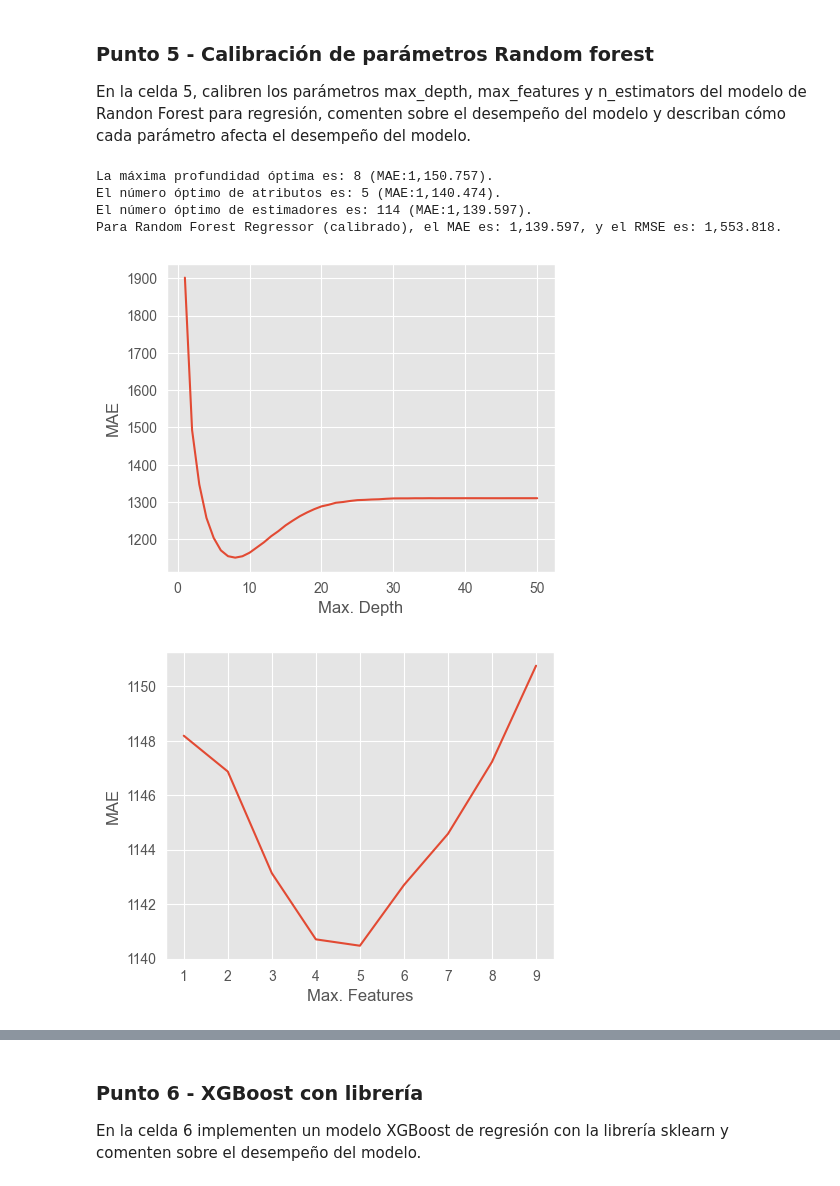
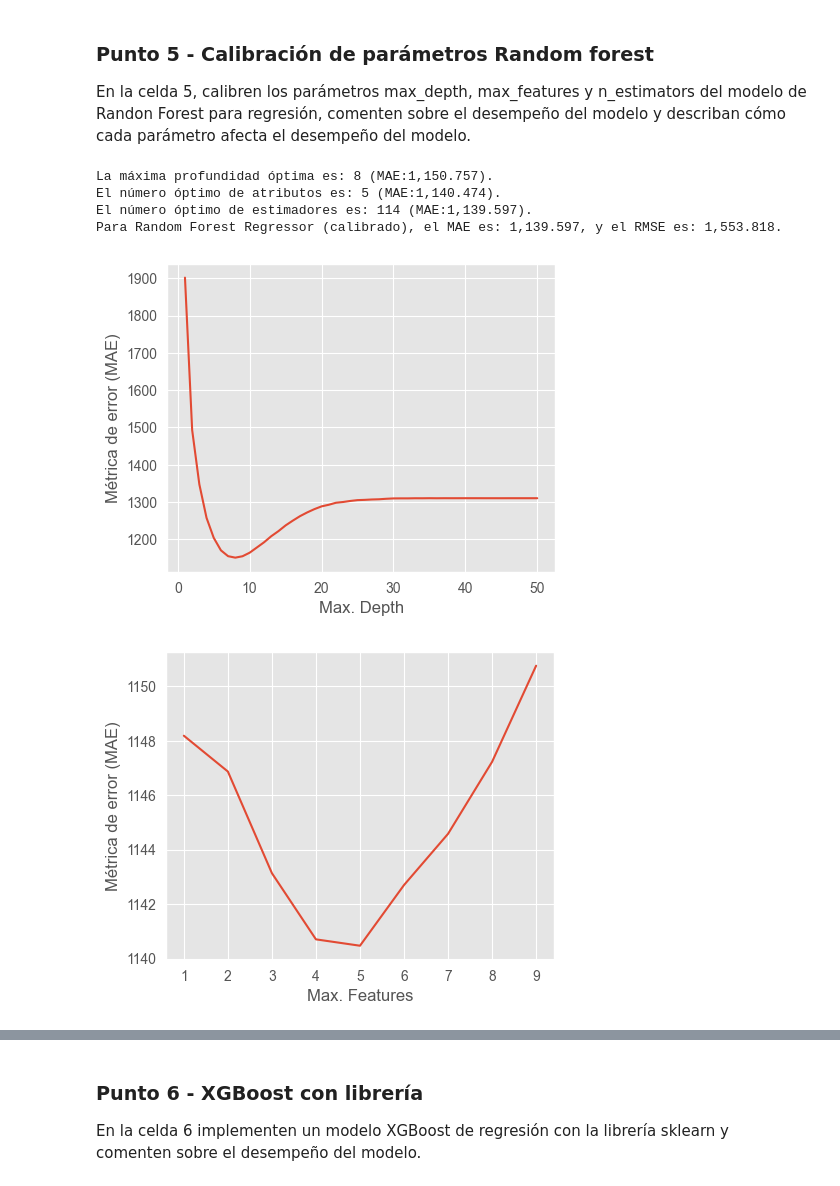
Before and after one commit to jhermoher/MIAD_NLP_2024, a Jupyter notebook: Semana 2/S2TC1_RandomForests_Boosting.ipynb, the cells around one changed output, grey strips where cells are left out. Saved outputs shown, nothing was run; the diff lists cells and outputs as text; code cells hidden in the pictures.

```diff
--- a/Semana 2/S2TC1_RandomForests_Boosting.ipynb
+++ b/Semana 2/S2TC1_RandomForests_Boosting.ipynb
@@ -224,9 +224,9 @@ for depth in depth_range:
     mae_scores_depth.append(mean_absolute_error(y_test, y_pred_))
 
 plt.figure(figsize=(5,4))
-plt.plot(depth_range, mae_scores_depth, label='Métrica de error (MAE)')
+plt.plot(depth_range, mae_scores_depth)
 plt.xlabel('Max. Depth')
-plt.ylabel('MAE');
+plt.ylabel('Métrica de error (MAE)');
 
 print(f'La máxima profundidad óptima es: {depth_range[np.argmin(mae_scores_depth)]} (MAE:{np.min(mae_scores_depth):,.3f}).')
 
@@ -241,40 +241,40 @@ for feature in max_features_range:
     mae_scores_attr.append(mean_absolute_error(y_test, y_pred_))
 
 plt.figure(figsize=(5,4))
-plt.plot(max_features_range, mae_scores_attr, label='Métrica de error (MAE)')
+plt.plot(max_features_range, mae_scores_attr)
 plt.xlabel('Max. Features')
-plt.ylabel('MAE');
+plt.ylabel('Métrica de error (MAE)');
 
 print(f'El número óptimo de atributos es: {max_features_range[np.argmin(mae_scores_attr)]} (MAE:{np.min(mae_scores_attr):,.3f}).')
 
 # Calibración de hiperparámetros: Número óptimo de estimadores (n_estimators)
 
 n_estimators_range = range(1, 151)
 mae_scores_estim = []
 
 for estim in n_estimators_range:
     rf_reg = RandomForestRegressor(n_estimators=estim, random_state=0, max_features=max_features_range[np.argmin(mae_scores_attr)], max_depth=depth_range[np.argmin(mae_scores_depth)], n_jobs=-1)
     rf_reg.fit(X_train, y_train)
     y_pred_ = rf_reg.predict(X_test)
     mae_scores_estim.append(mean_absolute_error(y_test, y_pred_))
 
 plt.figure(figsize=(5,4))
-plt.plot(n_estimators_range, mae_scores_estim, label='Métrica de error (MAE)')
+plt.plot(n_estimators_range, mae_scores_estim)
 plt.xlabel('Number of Estimators')
-plt.ylabel('MAE');
+plt.ylabel('Métrica de error (MAE)');
 
 print(f'El número óptimo de estimadores es: {n_estimators_range[np.argmin(mae_scores_estim)]} (MAE:{np.min(mae_scores_estim):,.3f}).')
 
 #Modelo con hiperparámetros calibrados
 rf_reg_opt = RandomForestRegressor(n_estimators=n_estimators_range[np.argmin(mae_scores_estim)], random_state=0, max_features=max_features_range[np.argmin(mae_scores_attr)], max_depth=depth_range[np.argmin(mae_scores_depth)], n_jobs=-1)
 rf_reg_opt.fit(X_train, y_train)
 y_pred_opt = rf_reg_opt.predict(X_test)
 
 print(f'Para Random Forest Regressor (calibrado), el MAE es: {mean_absolute_error(y_test, y_pred_opt):,.3f}, y el RMSE es: {np.sqrt(mean_squared_error(y_test, y_pred_opt)):,.3f}.')
 # %% [output]
 La máxima profundidad óptima es: 8 (MAE:1,150.757).
 El número óptimo de atributos es: 5 (MAE:1,140.474).
 El número óptimo de estimadores es: 114 (MAE:1,139.597).
 Para Random Forest Regressor (calibrado), el MAE es: 1,139.597, y el RMSE es: 1,553.818.
-[figure, old version]
+[figure, new version]
-[figure, old version]
+[figure, new version]
```
Also changed, not shown: parts of 1 cell of this notebook.
